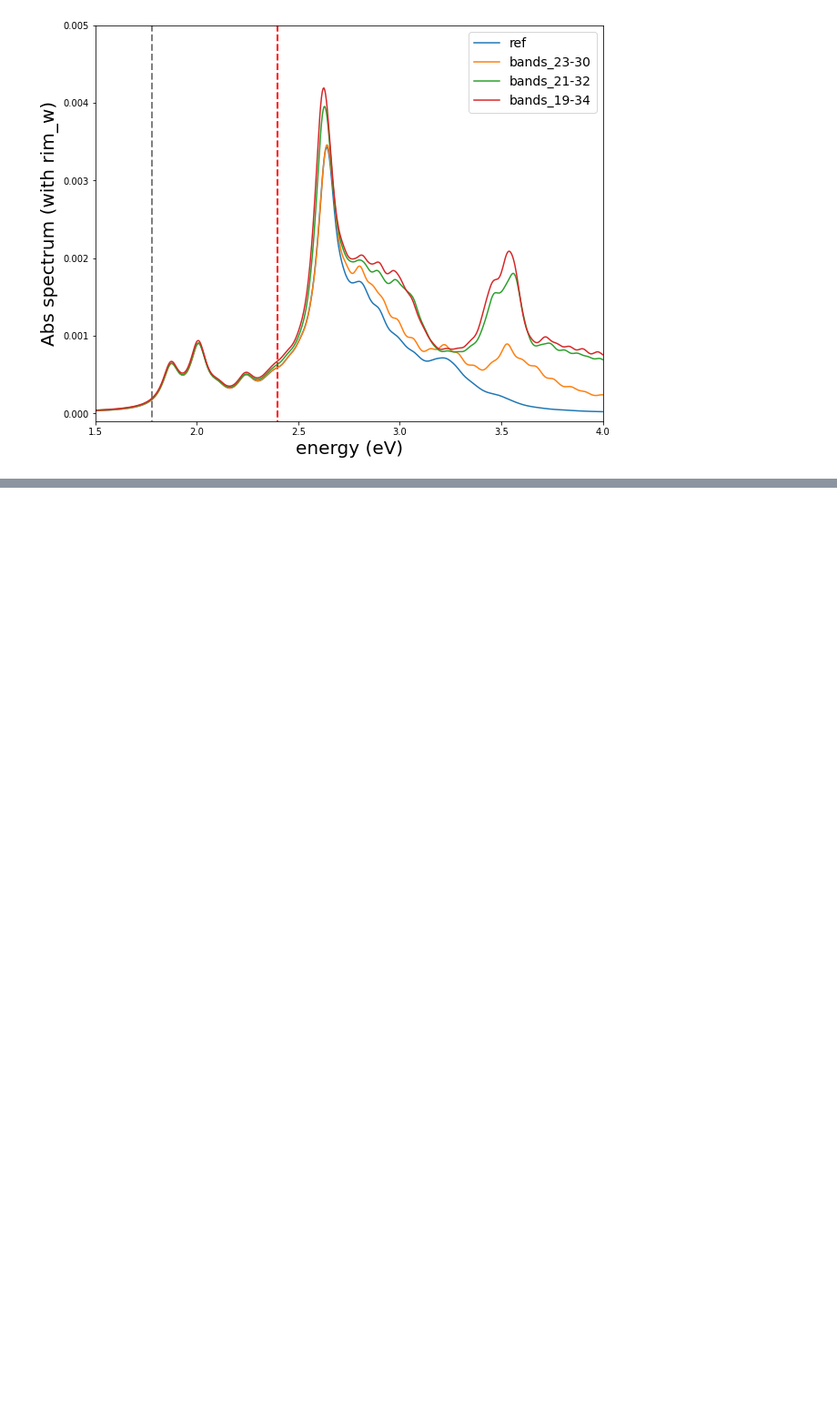
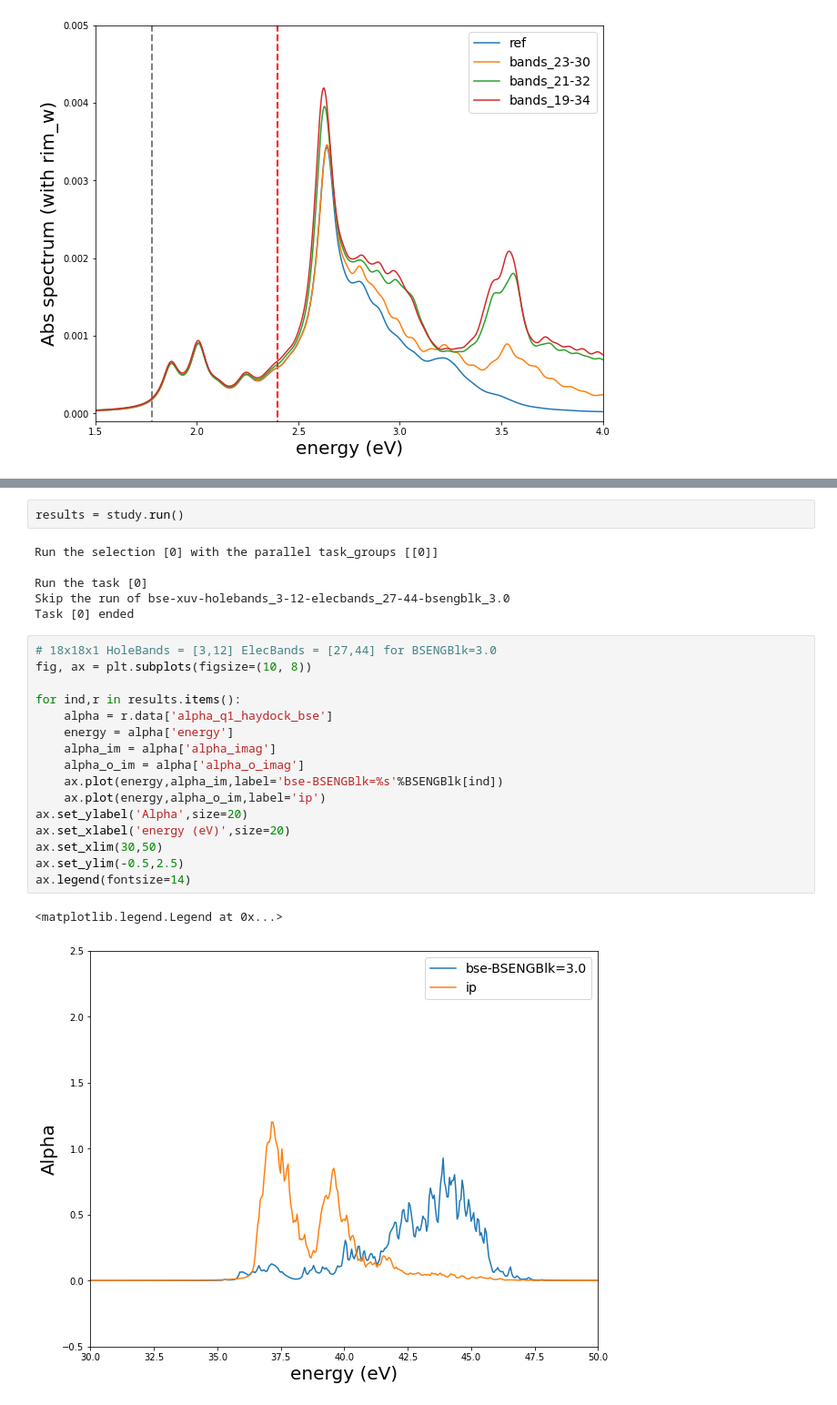
Before and after one commit to marcodalessandro76/MoS2, a Jupyter notebook: BSE_Analysis.ipynb, the cells around one changed output, grey strips where cells are left out. Shown at 91% size. Saved outputs shown, nothing was run; the diff lists cells and outputs as text; blank space fills up the shorter version.

```diff
--- a/BSE_Analysis.ipynb
+++ b/BSE_Analysis.ipynb
@@ -620,0 +633,27 @@ NGsBlkXs= 8            Ry    # [Xs] Response block size
+# %%
+results = study.run()
+# %% [output]
+Run the selection [0] with the parallel task_groups [[0]]
+
+Run the task [0]
+Skip the run of bse-xuv-holebands_3-12-elecbands_27-44-bsengblk_3.0
+Task [0] ended
+# %%
+# 18x18x1 HoleBands = [3,12] ElecBands = [27,44] for BSENGBlk=3.0
+fig, ax = plt.subplots(figsize=(10, 8))
+
+for ind,r in results.items():
+    alpha = r.data['alpha_q1_haydock_bse']
+    energy = alpha['energy']
+    alpha_im = alpha['alpha_imag']
+    alpha_o_im = alpha['alpha_o_imag']
+    ax.plot(energy,alpha_im,label='bse-BSENGBlk=%s'%BSENGBlk[ind])
+    ax.plot(energy,alpha_o_im,label='ip')
+ax.set_ylabel('Alpha',size=20)
+ax.set_xlabel('energy (eV)',size=20)
+ax.set_xlim(30,50)
+ax.set_ylim(-0.5,2.5)
+ax.legend(fontsize=14)
+# %% [output]
+<matplotlib.legend.Legend at 0x...>
+[figure, added]
```
Also changed, not shown: parts of 14 cells of this notebook, 3 other files.
